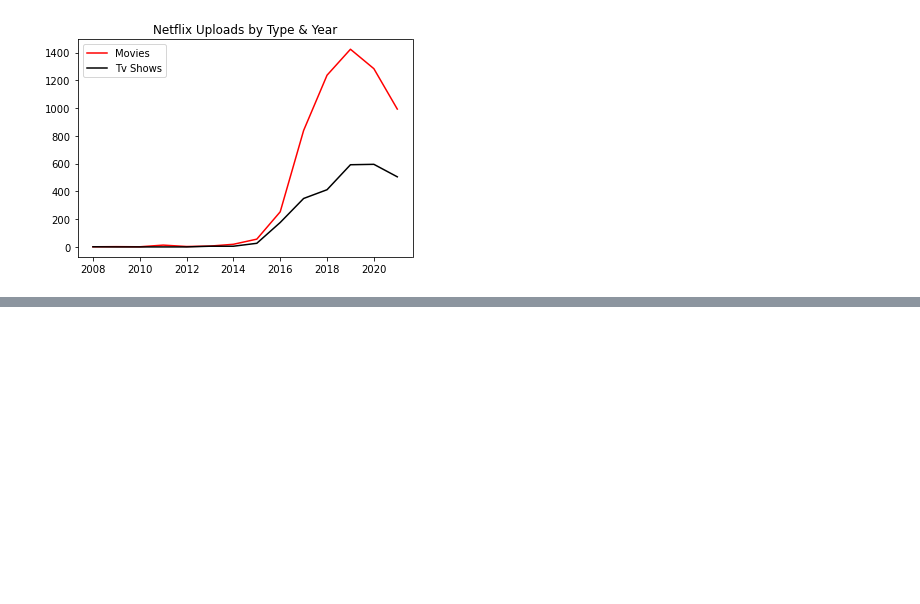
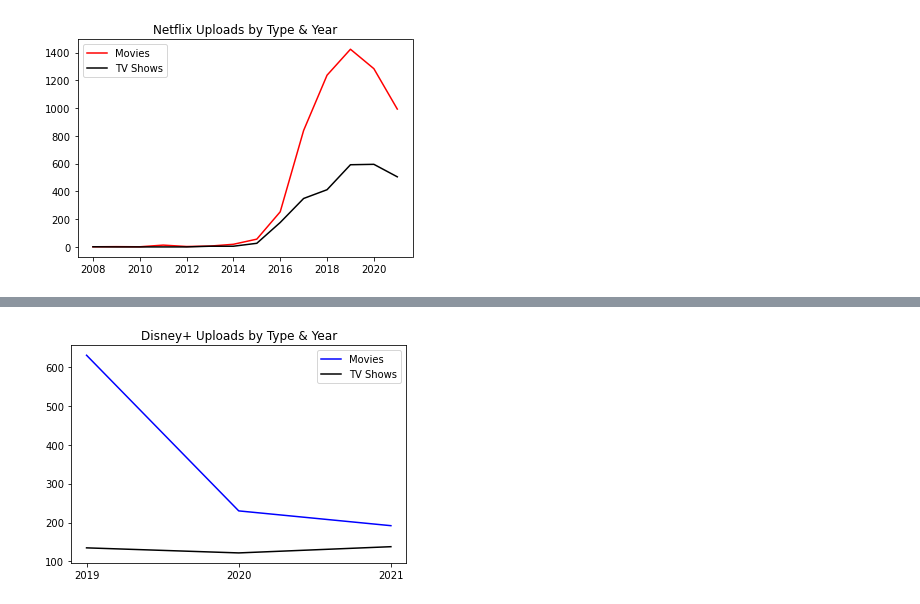
Before and after one commit to yuthegreat1/GroupProject, a Jupyter notebook: Question 2/VariousPlatforms.ipynb, the cells around one changed output, grey strips where cells are left out. Cells and saved outputs as stored; diff of their text form; code cells hidden in the pictures; blank space fills up the shorter version.

```diff
--- a/Question 2/VariousPlatforms.ipynb
+++ b/Question 2/VariousPlatforms.ipynb
@@ -241,0 +356,18 @@ plt.show()
+# %%
+#saving years as a variable
+years_disney = range(2019,2022)
+# %%
+#saving by content
+disney_movie_up = disney2021['Movie']
+disney_tv_up = disney2021['TV Show']
+# %%
+#creating a line graph to show movie vs tv uploads by year for Disney+
+plt.plot(years_disney, disney_movie_up, color="blue", label="Movies" )
+plt.plot(years_disney, disney_tv_up, color='black', label="TV Shows")
+tick_locations = [value for value in years_disney]
+plt.xticks(tick_locations)
+plt.legend()
+plt.title("Disney+ Uploads by Type & Year")
+plt.show()
+# %% [output]
+[figure, added]
```
Also changed, not shown: parts of 12 cells of this notebook.
